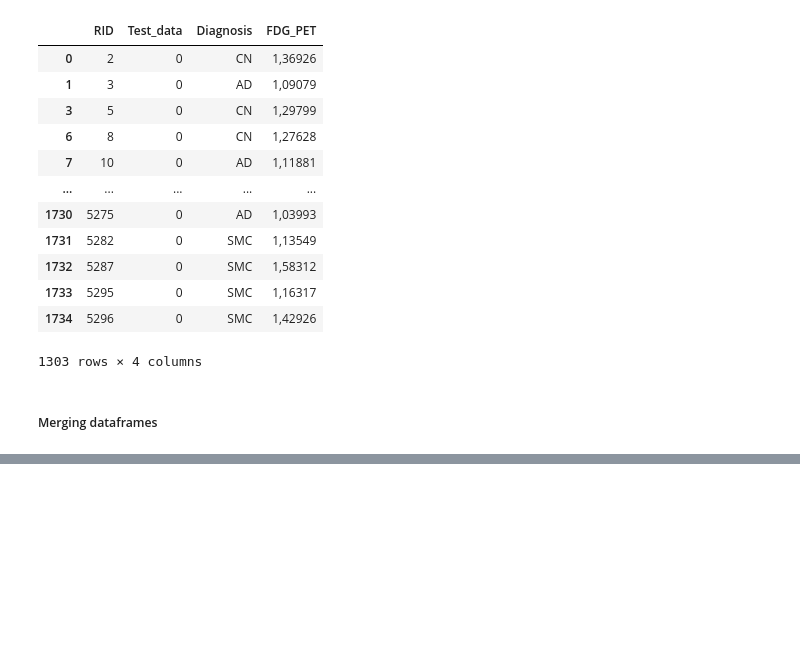
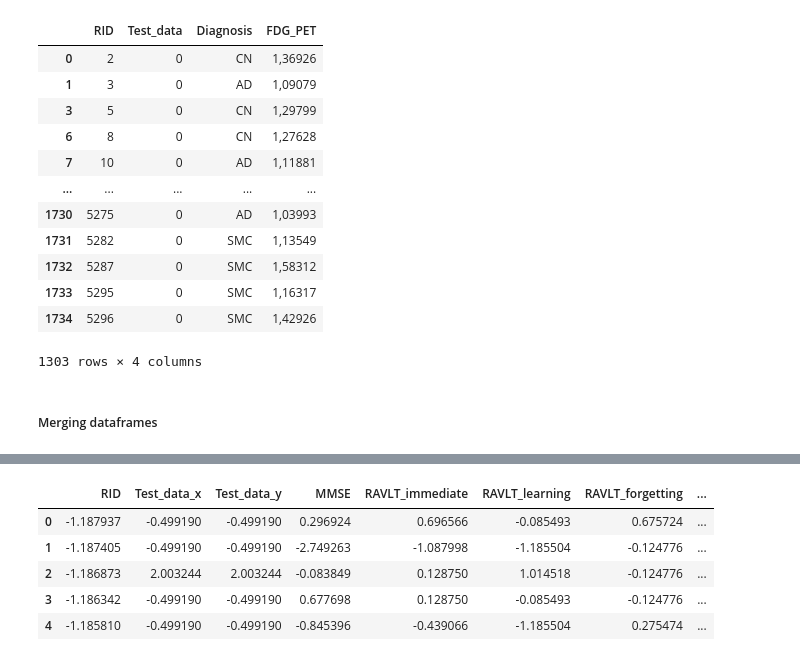
Before and after one commit to imgabrielas/Alzheimer-Detection, a Jupyter notebook: alzheimer_detection.ipynb, the cells around one changed output, grey strips where cells are left out. Cells and saved outputs as stored; diff of their text form; code cells hidden in the pictures; blank space fills up the shorter version.

```diff
--- a/alzheimer_detection.ipynb
+++ b/alzheimer_detection.ipynb
@@ -223,0 +268,9 @@ df['num_col'] = scaler.fit_transform(df[num_col])
+# %%
+df[num_col].head()
+# %% [output]
+|  | RID | Test_data_x | Test_data_y | MMSE | RAVLT_immediate | RAVLT_learning | RAVLT_forgetting | ... |
+| 0 | -1.187937 | -0.499190 | -0.499190 | 0.296924 | 0.696566 | -0.085493 | 0.675724 | ... |
+| 1 | -1.187405 | -0.499190 | -0.499190 | -2.749263 | -1.087998 | -1.185504 | -0.124776 | ... |
+| 2 | -1.186873 | 2.003244 | 2.003244 | -0.083849 | 0.128750 | 1.014518 | -0.124776 | ... |
+| 3 | -1.186342 | -0.499190 | -0.499190 | 0.677698 | 0.128750 | -0.085493 | -0.124776 | ... |
+| 4 | -1.185810 | -0.499190 | -0.499190 | -0.845396 | -0.439066 | -1.185504 | 0.275474 | ... |
```
Also changed, not shown: parts of 26 cells of this notebook, 1 other file.
